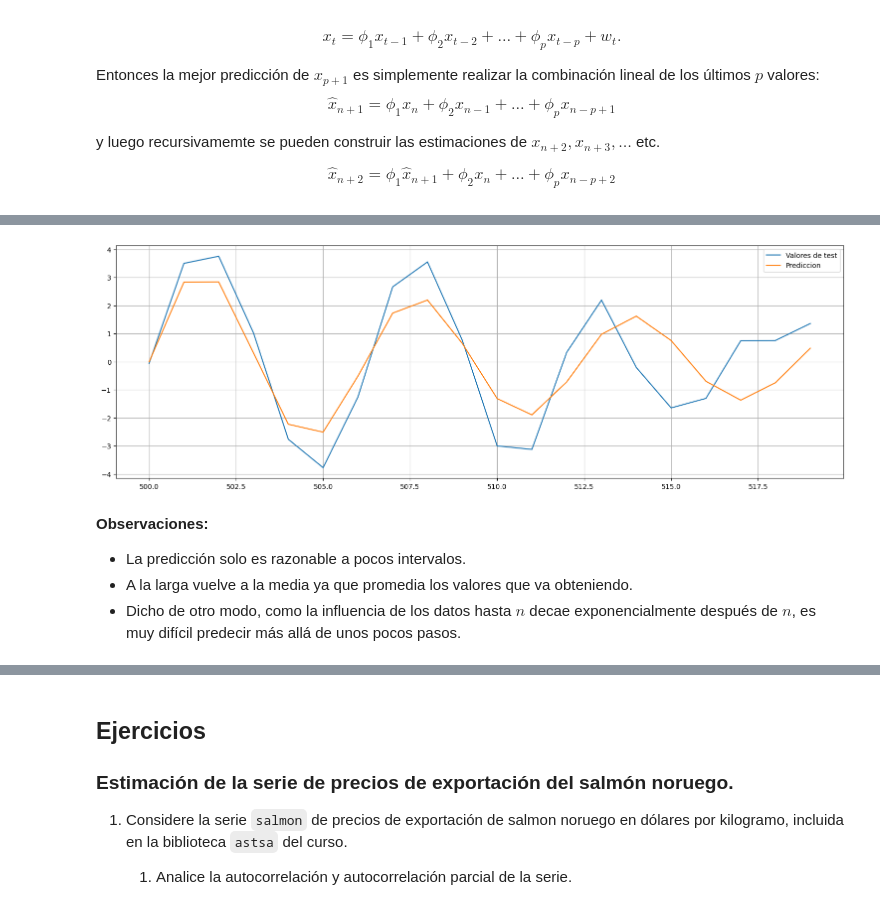
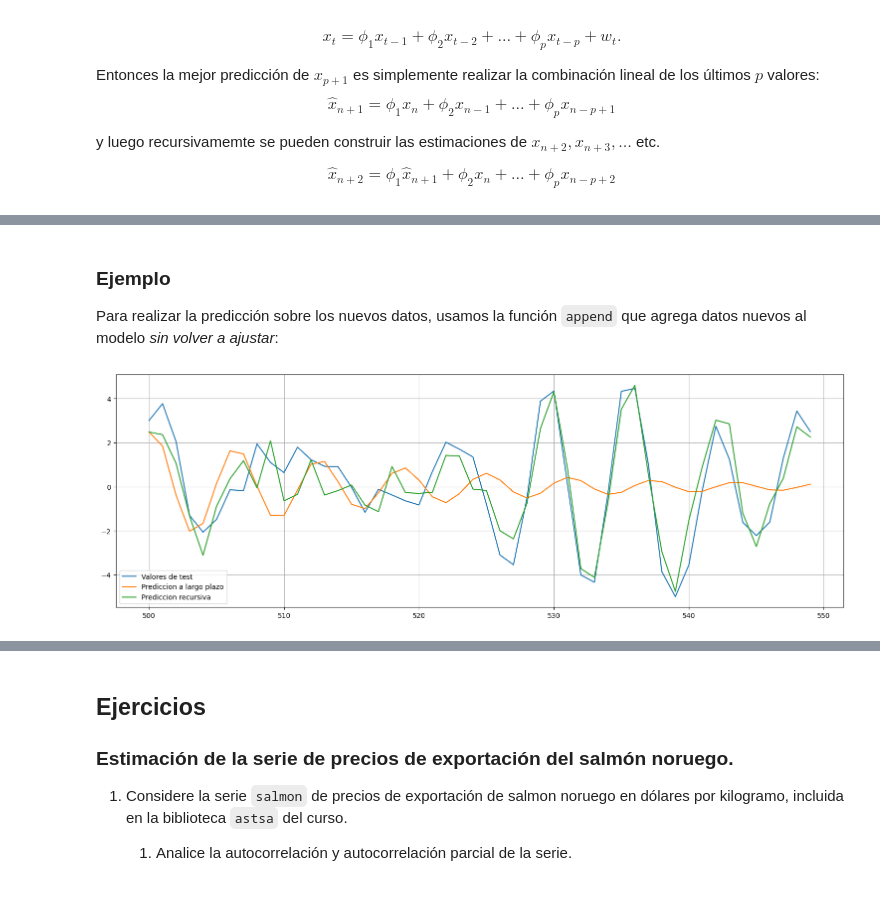
Before and after one commit to aferragu/curso_series_temporales, a Jupyter notebook: 3- Modelos ARMA y ARIMA/Modelos autorregresivos y autocorrelacion parcial.ipynb, the cells around one changed output, grey strips where cells are left out. Drawn from its saved outputs; the diff is of its cells as text; code cells hidden in the pictures.

```diff
--- a/3- Modelos ARMA y ARIMA/Modelos autorregresivos y autocorrelacion parcial.ipynb
+++ b/3- Modelos ARMA y ARIMA/Modelos autorregresivos y autocorrelacion parcial.ipynb
@@ -567,13 +568,0 @@ phi2: -0.8950251720111233
-# %%
-#Construyo la prediccion recursiva
-x_test = x.iloc[n:]
-x_hat = np.empty(m)
-
-x_hat[0] = phi1 * x_train[n-1] + phi2*x_train[n-2]
-x_hat[1] = phi1 * x_hat[0] + phi2*x_train[n-1]
-
-for i in range(2,m):
-    x_hat[i] = phi1 * x_hat[i-1] + phi2*x_hat[i-2]
-
-#lo convierto en una serie
-x_hat = pd.Series(x_hat,index=range(n,n+m))
@@ -579,0 +571,9 @@ x_hat = pd.Series(x_hat,index=range(n,n+m))
+# %%
+from statsmodels.tsa.api import ARIMA
+
+#Los parámetros son:
+# order = (p,d,q), donde p es la parte autorregresiva.
+# trend = "n" indica que la serie ya estaba centrada.
+
+fit = ARIMA(x_train,order=(2,0,0), trend="n").fit()
+fit.summary()
@@ -579,0 +603,8 @@ x_hat = pd.Series(x_hat,index=range(n,n+m))
+# %%
+#Le pido una predicción que comience al final de la serie actual y cubra el intervalo de test.
+forecast = fit.get_prediction(start=n,end=n+m-1)
+
+#plot. Los valores quedan guardados en forecast.predicted_mean
+plt.plot(x_test, label="Valores de test")
+plt.plot(forecast.predicted_mean, label="Prediccion");
+plt.legend();
@@ -580,12 +640,18 @@ x_hat = pd.Series(x_hat,index=range(n,n+m))
+# %% [markdown]
+### Ejemplo
+
+Para realizar la predicción sobre los nuevos datos, usamos la función `append` que agrega datos nuevos al modelo *sin volver a ajustar*:
+# %%
+#agrego los datos al modelo sin reajustar
+fit2 = fit.append(x_test)
+
+#pido una nueva predicción al modelo fit2
+forecast_recursivo = fit2.get_prediction(start=n,end=n+m-1)
+conf_int_recursivo = forecast_recursivo.conf_int(alpha=.05)
 # %%
 plt.plot(x_test, label="Valores de test")
-plt.plot(x_hat, label="Prediccion");
+plt.plot(forecast.predicted_mean, label="Prediccion a largo plazo");
+plt.plot(forecast_recursivo.predicted_mean, label="Prediccion recursiva");
 plt.legend();
 # %% [output]
-[figure, old version]
+[figure, new version]
-# %% [markdown]
-**Observaciones:**
-
-* La predicción solo es razonable a pocos intervalos.
-* A la larga vuelve a la media ya que promedia los valores que va obteniendo.
-* Dicho de otro modo, como la influencia de los datos hasta $n$ decae exponencialmente después de $n$, es muy difícil predecir más allá de unos pocos pasos.
```
Also changed, not shown: parts of 56 cells of this notebook, 6 other files.
